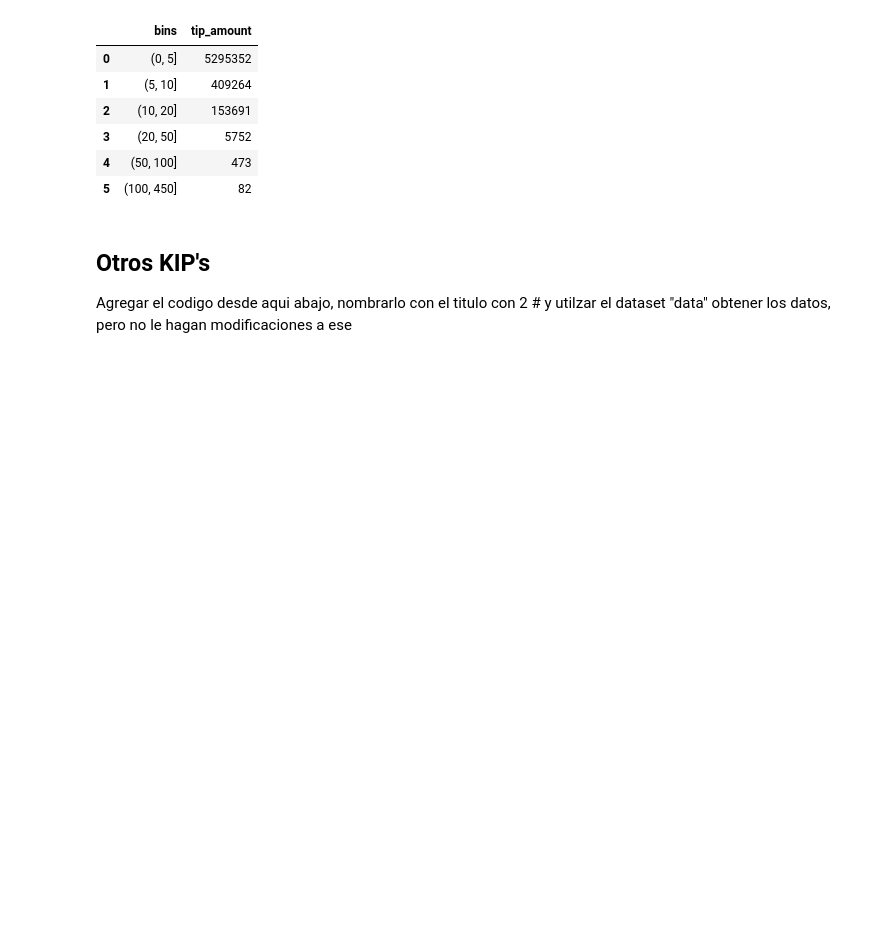
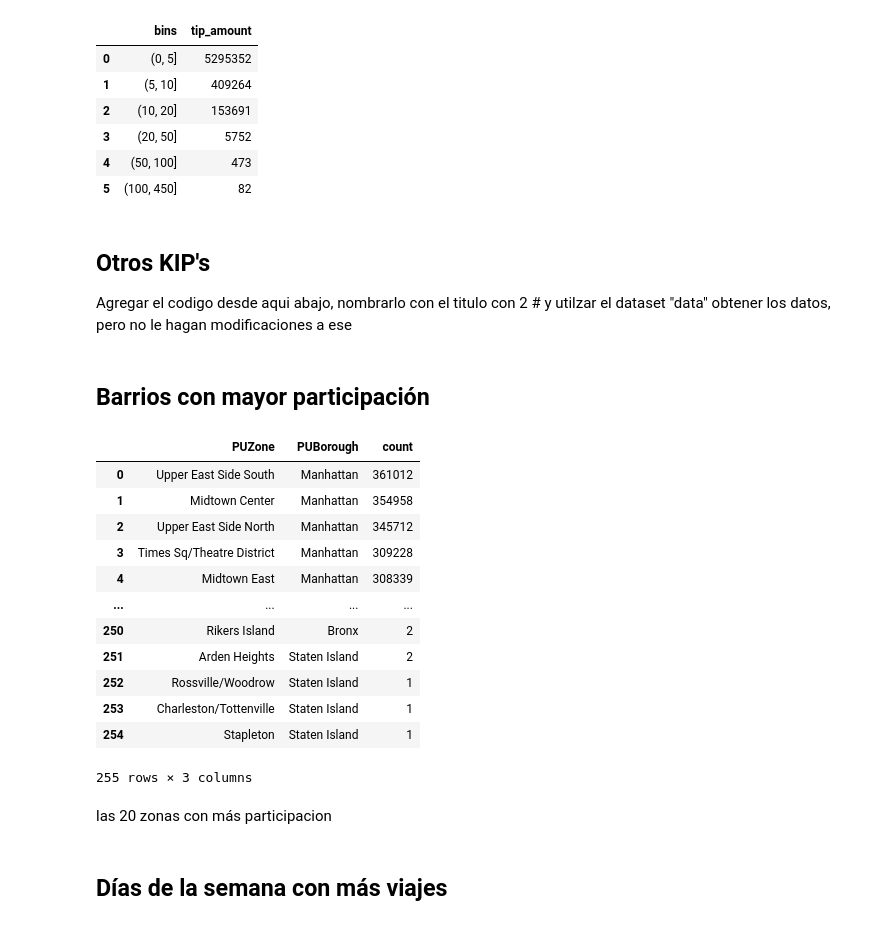
Before and after one commit to Ramirez-L/Proyecto_Taxis_Grupo_11, a Jupyter notebook: Exploracion/Dataset_Taxis.ipynb, the cells around one changed output. Saved outputs shown, nothing was run; the diff lists cells and outputs as text; code cells hidden in the pictures; blank space fills up the shorter version.

Commit message:
Nuevos KPis, dayweek_counts y Zones_counts

```diff
--- a/Exploracion/Dataset_Taxis.ipynb
+++ b/Exploracion/Dataset_Taxis.ipynb
@@ -894,3 +894,26 @@ fig.show()
 # %% [markdown]
 ## Otros KIP's
 Agregar el codigo desde aqui abajo, nombrarlo con el titulo con 2 # y utilzar el dataset "data" obtener los datos, pero no le hagan modificaciones a ese
+# %% [markdown]
+## Barrios con mayor participación
+# %%
+gby_zone_borough=data_zone.groupby(['PUZone','PUBorough'])
+data_zone_counts=gby_zone_borough['PUZone'].count().sort_values(ascending=False).rename("count")
+data_zone_counts=data_zone_counts.reset_index()
+data_zone_counts
+# %% [output]
+|  | PUZone | PUBorough | count |
+| 0 | Upper East Side South | Manhattan | 361012 |
+| 1 | Midtown Center | Manhattan | 354958 |
+| 2 | Upper East Side North | Manhattan | 345712 |
+| 3 | Times Sq/Theatre District | Manhattan | 309228 |
+| 4 | Midtown East | Manhattan | 308339 |
+| ... | ... | ... | ... |
+| 250 | Rikers Island | Bronx | 2 |
+| 251 | Arden Heights | Staten Island | 2 |
+| 252 | Rossville/Woodrow | Staten Island | 1 |
+| 253 | Charleston/Tottenville | Staten Island | 1 |
+| 254 | Stapleton | Staten Island | 1 |
+255 rows × 3 columns
+# %% [markdown]
+las 20 zonas con más participacion
@@ -896,0 +931,2 @@ Agregar el codigo desde aqui abajo, nombrarlo con el titulo con 2 # y utilzar el
+# %% [markdown]
+## Días de la semana con más viajes
```
Also changed, not shown: parts of 6 cells of this notebook.
